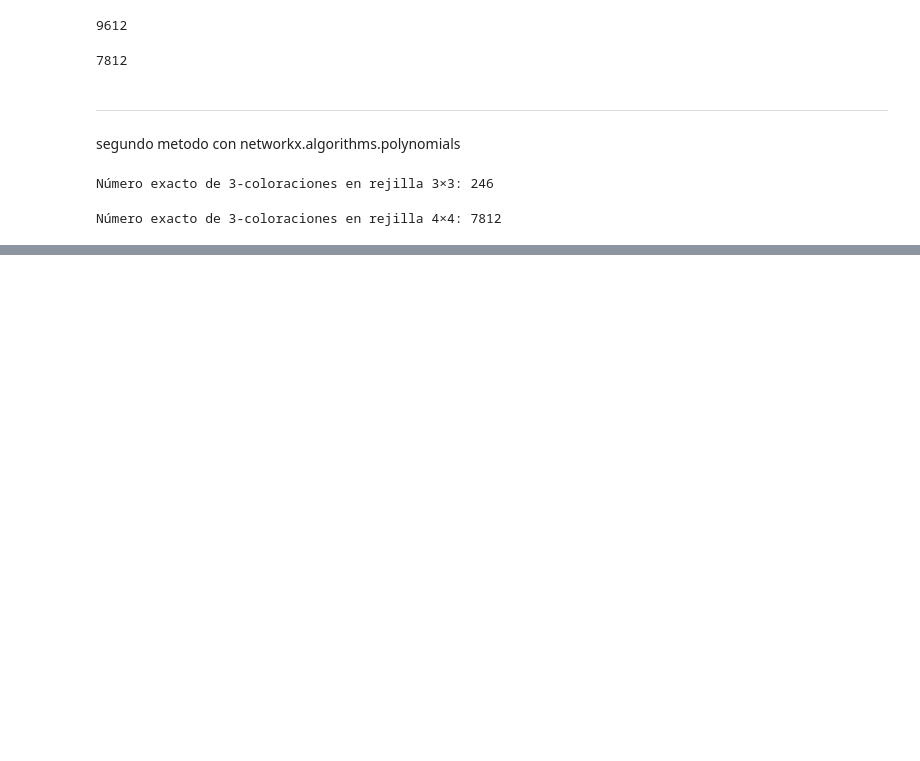
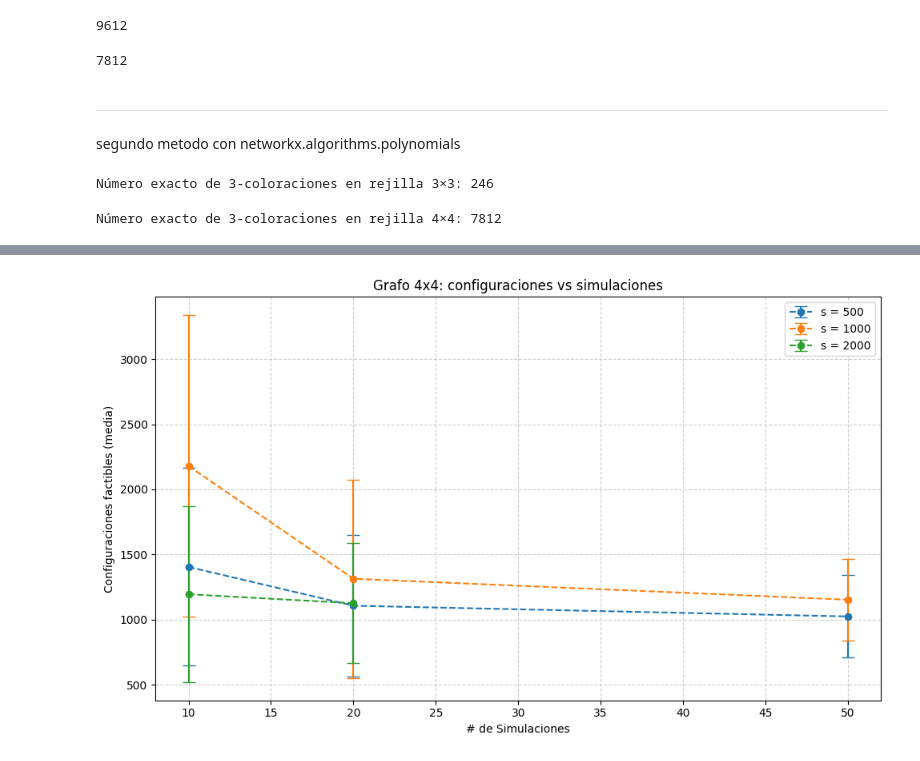
Before and after one commit to Unbo10/Markov, a Jupyter notebook: Homework_2.ipynb, the cells around one changed output, grey strips where cells are left out. Saved outputs shown, nothing was run; the diff lists cells and outputs as text; code cells hidden in the pictures; blank space fills up the shorter version.

```diff
--- a/Homework_2.ipynb
+++ b/Homework_2.ipynb
@@ -656,0 +1091,39 @@ def compare_exact_vs_approximate(k: int = 3, q: int = 3, epsilon: float = 0.1,
+# %%
+# Datos 4x4
+simulations_arr = np.array([10, 20, 50])
+
+configs_number_4 = np.array([
+    [1405.0, 1107.4, 1025.2],   # pasos = 500
+    [2179.2, 1314.6, 1153.5],   # pasos = 1000
+    [1195.4, 1126.7, 1142.6]      # pasos = 2000
+])
+
+configs_uncert_4 = np.array([
+    [757.9, 542.3, 316.4],      # pasos = 500
+    [1157.3, 760.3, 311.2],     # pasos = 1000
+    [673.5, 461.7, 312.1]        # pasos = 2000
+])
+
+plt.figure(figsize=(10, 6))
+
+# s = 500
+plt.errorbar(simulations_arr, configs_number_4[0], yerr=configs_uncert_4[0],
+             linestyle='--', marker='o', capsize=6, label='s = 500')
+
+# s = 1000
+plt.errorbar(simulations_arr, configs_number_4[1], yerr=configs_uncert_4[1],
+             linestyle='--', marker='o', capsize=6, label='s = 1000')
+
+# s = 2000 (solo dos puntos: simulaciones 10 y 20)
+plt.errorbar(simulations_arr[:2], configs_number_4[2][:2], yerr=configs_uncert_4[2][:2],
+             linestyle='--', marker='o', capsize=6, label='s = 2000')
+
+plt.xlabel('# de Simulaciones')
+plt.ylabel('Configuraciones factibles (media)')
+plt.title('Grafo 4x4: configuraciones vs simulaciones')
+plt.legend()
+plt.grid(True, linestyle='--', alpha=0.6)
+plt.tight_layout()
+plt.show()
+# %% [output]
+[figure, added]
```
Also changed, not shown: parts of 30 cells of this notebook.
